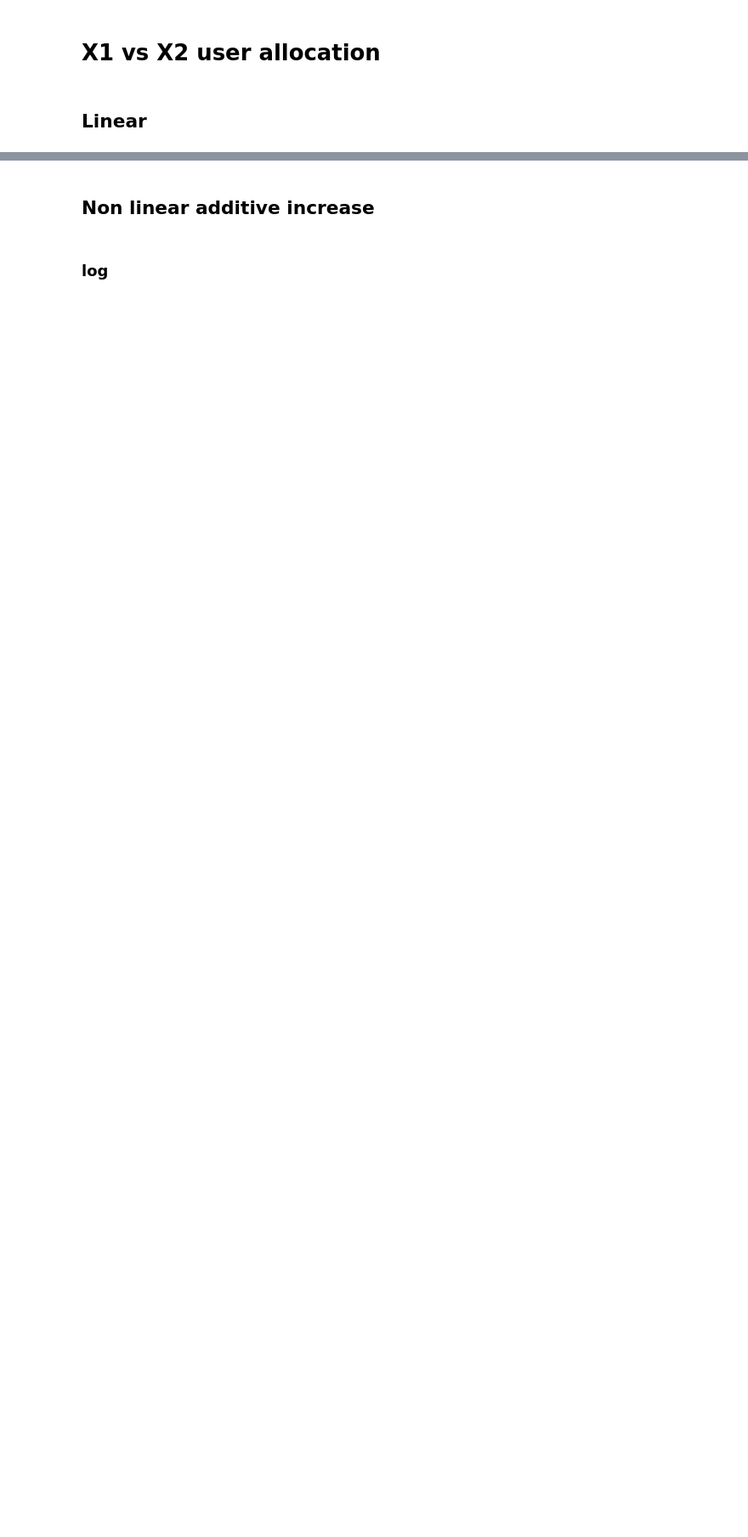
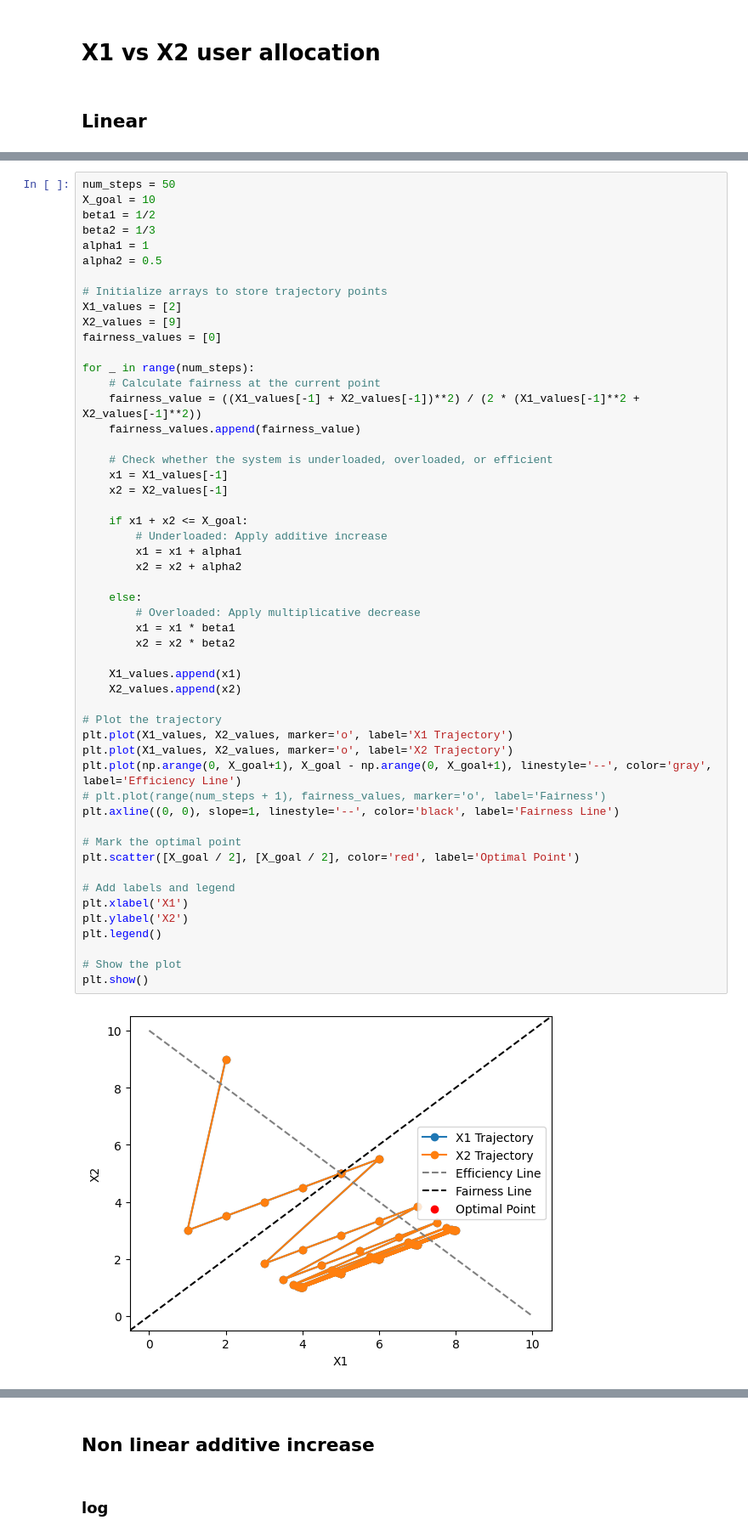
Before and after one commit to Eugene7997/CZ4052_individual_project, a Jupyter notebook: testing.ipynb, the cells around one changed output, grey strips where cells are left out. Shown at 85% size. Cells and saved outputs as stored; diff of their text form; blank space fills up the shorter version.

```diff
--- a/testing.ipynb
+++ b/testing.ipynb
@@ -138,3 +196,57 @@ RTT 100:         7
+# %%
+num_steps = 50
+X_goal = 10
+beta1 = 1/2
+beta2 = 1/3
+alpha1 = 1
+alpha2 = 0.5
+
+# Initialize arrays to store trajectory points
+X1_values = [2]
+X2_values = [9]
+fairness_values = [0]
+
+for _ in range(num_steps):
+    # Calculate fairness at the current point
+    fairness_value = ((X1_values[-1] + X2_values[-1])**2) / (2 * (X1_values[-1]**2 + X2_values[-1]**2))
+    fairness_values.append(fairness_value)
+
+    # Check whether the system is underloaded, overloaded, or efficient
+    x1 = X1_values[-1]
+    x2 = X2_values[-1]
+
+    if x1 + x2 <= X_goal:
+        # Underloaded: Apply additive increase
+        x1 = x1 + alpha1
+        x2 = x2 + alpha2
+
+    else:
+        # Overloaded: Apply multiplicative decrease
+        x1 = x1 * beta1
+        x2 = x2 * beta2
+
+    X1_values.append(x1)
+    X2_values.append(x2)
+
+# Plot the trajectory
+plt.plot(X1_values, X2_values, marker='o', label='X1 Trajectory')
+plt.plot(X1_values, X2_values, marker='o', label='X2 Trajectory')
+plt.plot(np.arange(0, X_goal+1), X_goal - np.arange(0, X_goal+1), linestyle='--', color='gray', label='Efficiency Line')
+# plt.plot(range(num_steps + 1), fairness_values, marker='o', label='Fairness')
+plt.axline((0, 0), slope=1, linestyle='--', color='black', label='Fairness Line')
+
+# Mark the optimal point
+plt.scatter([X_goal / 2], [X_goal / 2], color='red', label='Optimal Point')
+
+# Add labels and legend
+plt.xlabel('X1')
+plt.ylabel('X2')
+plt.legend()
+
+# Show the plot
+plt.show()
+# %% [output]
+[figure, added]
 # %%
 import numpy as np
 import matplotlib.pyplot as plt
```
Also changed, not shown: parts of 22 cells of this notebook.
